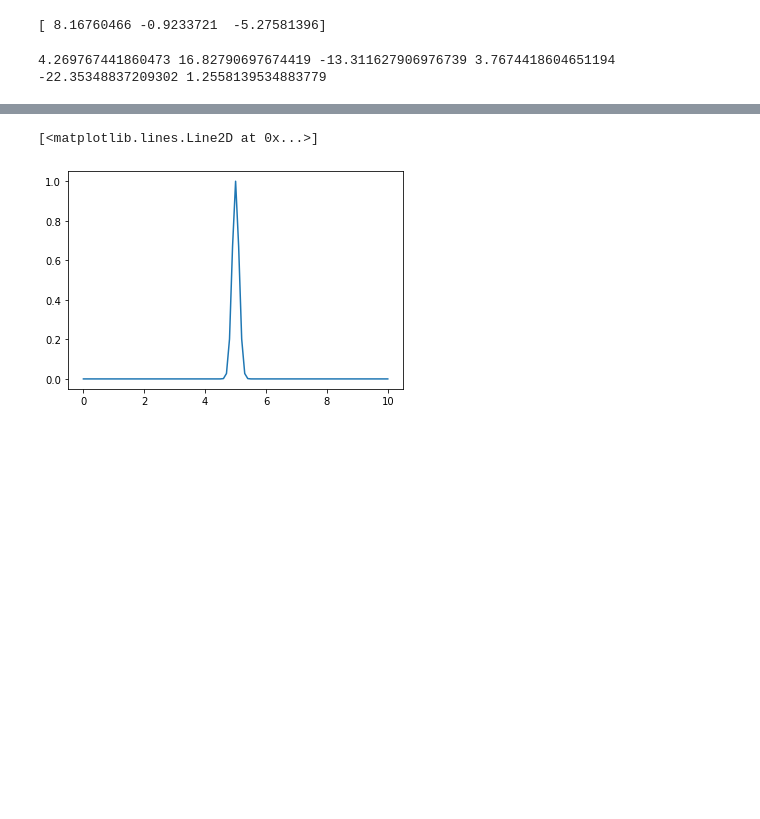
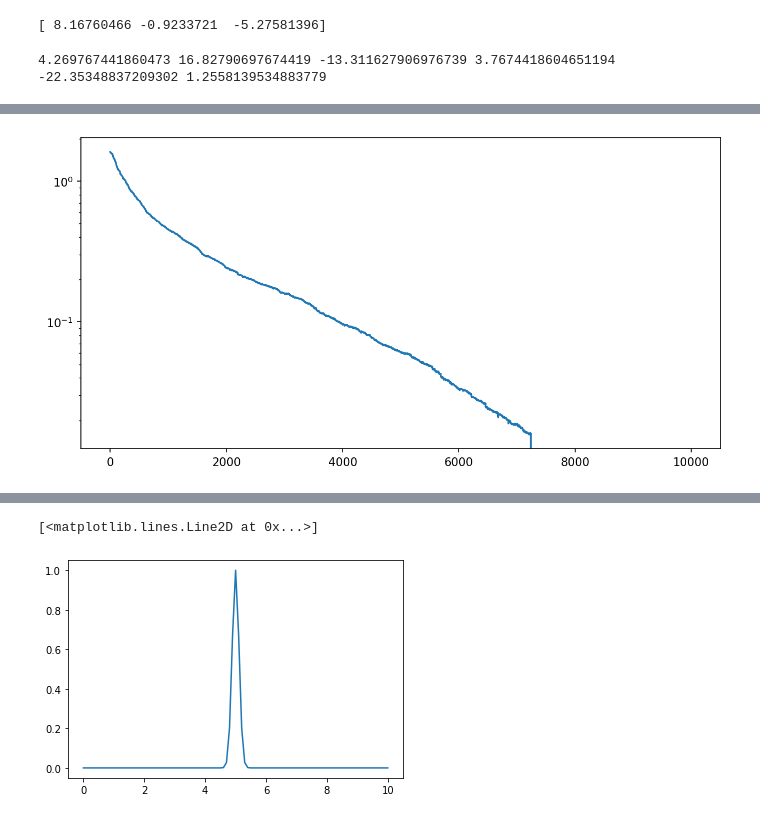
Before and after one commit to darrenjhsu/denss, a Jupyter notebook: test_fft/Testing.ipynb, the cells around one changed output, grey strips where cells are left out. Saved outputs shown, nothing was run; the diff lists cells and outputs as text; code cells hidden in the pictures; blank space fills up the shorter version.

```diff
--- a/test_fft/Testing.ipynb
+++ b/test_fft/Testing.ipynb
@@ -872,0 +1267,6 @@ Idata.shape
+# %%
+plt.figure(figsize=(10,5), dpi=150)
+plt.plot(chi_trace)
+plt.yscale('log')
+# %% [output]
+[figure, added]
```
Also changed, not shown: parts of 28 cells of this notebook, 5 other files.
